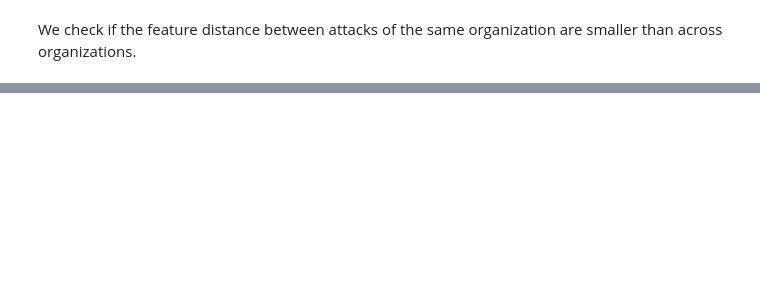
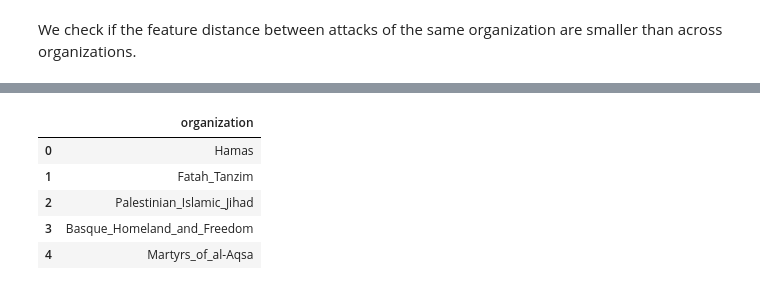
Before and after one commit to yusiZou/NTDS_project, a Jupyter notebook: code.ipynb, the cells around one changed output, grey strips where cells are left out. Cells and saved outputs as stored; diff of their text form; code cells hidden in the pictures; blank space fills up the shorter version.

```diff
--- a/code.ipynb
+++ b/code.ipynb
@@ -245,3 +227,15 @@ with_dummies[attacks.organization.apply(lambda x: x in famous_orgs.index)]
+# %%
+idx_to_org = pd.DataFrame(famous_orgs.index, columns=['organization'])
+org_to_idx = idx_to_org.reset_index().set_index('organization')
+
+idx_to_org.head()
+# %% [output]
+|  | organization |
+| 0 | Hamas |
+| 1 | Fatah_Tanzim |
+| 2 | Palestinian_Islamic_Jihad |
+| 3 | Basque_Homeland_and_Freedom |
+| 4 | Martyrs_of_al-Aqsa |
 # %%
 X = with_dummies[attacks.organization != 'Unknown'].filter
 y = attacks[attacks.organization != 'Unknown'].organization
```
Also changed, not shown: parts of 26 cells of this notebook.
